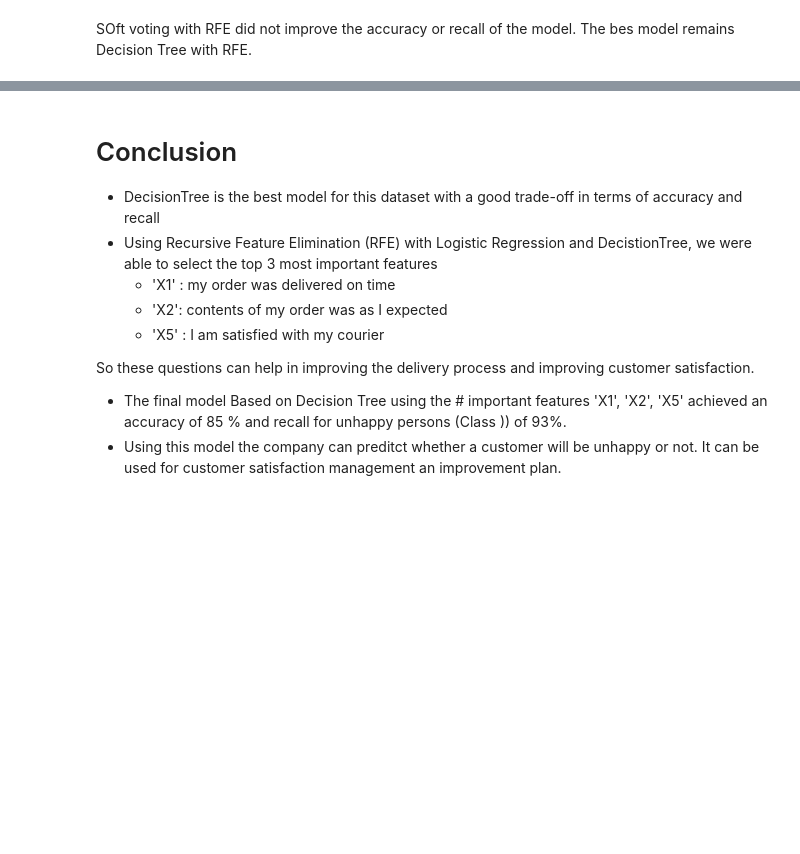
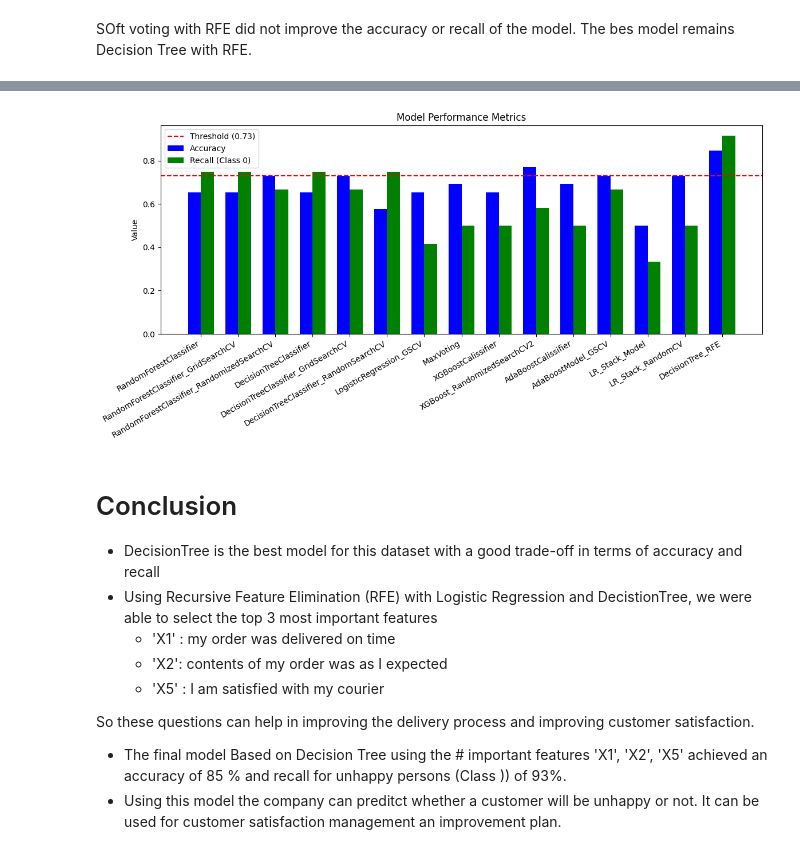
Before and after one commit to bellapp/Customers_Happiness_Prediction, a Jupyter notebook: Happy_Customer_notebook.ipynb, the cells around one changed output, grey strips where cells are left out. Drawn from its saved outputs; the diff is of its cells as text; code cells hidden in the pictures; blank space fills up the shorter version.

Commit message:
Add final model

```diff
--- a/Happy_Customer_notebook.ipynb
+++ b/Happy_Customer_notebook.ipynb
@@ -1240,3 +1270,7 @@ SOft voting with RFE did not improve the accuracy or recall of the model. The be
+# %%
+display_models()
+# %% [output]
+[figure, added]
 # %% [markdown]
 # Conclusion
 
```
Also changed, not shown: parts of 3 cells of this notebook.
